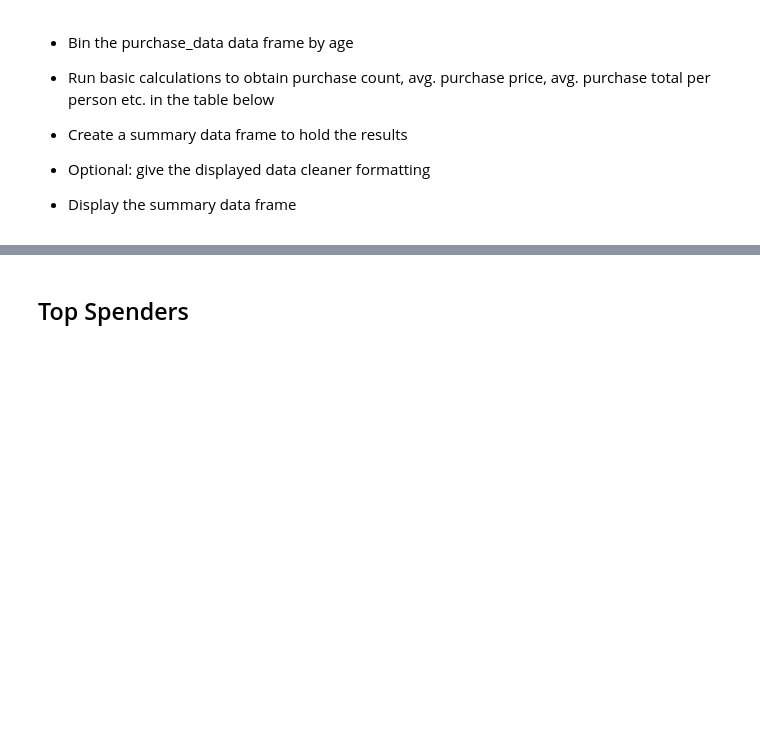
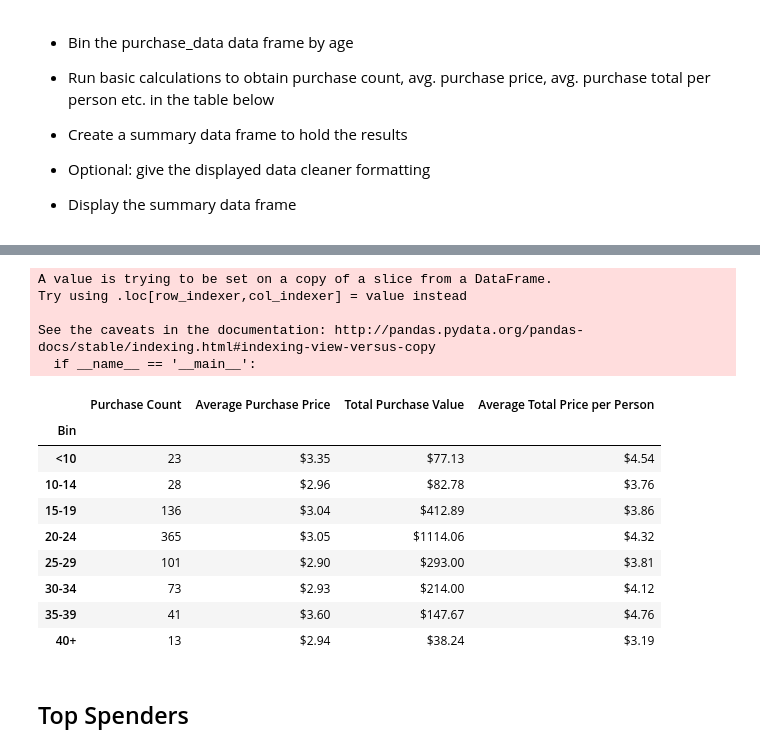
Before and after one commit to mcalambur/python-challenge, a Jupyter notebook: HeroesOfPymoli/HeroesOfPymoli_starter.ipynb, the cells around one changed output, grey strips where cells are left out. Cells and saved outputs as stored; diff of their text form; code cells hidden in the pictures; blank space fills up the shorter version.

```diff
--- a/HeroesOfPymoli/HeroesOfPymoli_starter.ipynb
+++ b/HeroesOfPymoli/HeroesOfPymoli_starter.ipynb
@@ -158,3 +200,54 @@ purch_analysis
+# %%
+# dfpag is a dataframe to aggregate on SN, Gender, Item ID & Price
+dfpap =  purchase_data[["SN", "Age", "Item ID", "Price"]]
+
+# Create the bins in which Data will be held
+bins = [0, 9, 14, 19, 24, 29, 34, 39, 100]
+# Create the names for the four bins
+group_names = ["<10", "10-14", "15-19", "20-24", "25-29", "30-34", "35-39", "40+"]
+
+dfpap["Bin"] = pd.cut(dfpap["Age"], bins, labels = group_names)
+
+# Create the aggregates, with SN with nunique to get unique count of players
+dfpap = dfpap.groupby(by = 'Bin', as_index=False).aggregate({'Item ID': "count",
+                                                             'Price': ['mean', 'sum'], 'SN': lambda x: x.nunique()})
+# Calculate average total price per person
+dfpap['AvgTotPerson'] = (dfpap[dfpap.columns[3]]/dfpap[dfpap.columns[4]]).map("${0:.2f}".format)
+dfpap
+dfpap.rename(columns ={'count': 'Purchase Count',
+                     'mean' : 'Average Purchase Price',
+                       'sum' : 'Total Purchase Value',
+                          } , level = 1, inplace = True)
+
+# For HW image formatting, use Gender as index
+dfpap.set_index('Bin', inplace=True)
+# Clean up col names by dropping a level
+dfpap.columns = dfpap.columns.droplevel(0)
+# Rename cols as per HW
+dfpap.columns = ['Purchase Count', 'Average Purchase Price', 'Total Purchase Value', 'Unique','Average Total Price per Person']
+# drop the unique as it is not required in the final output
+dfpap = dfpap.drop(dfpap.columns[[3]], axis=1)
+dfpap['Average Purchase Price'] = dfpap['Average Purchase Price'].apply(lambda x: "${:.2f}".format((x)))
+dfpap['Total Purchase Value'] = dfpap['Total Purchase Value'].apply(lambda x: "${:.2f}".format((x)))
+toprow = {'<10': dfpap.iloc[0]}
+dfpap.drop(dfpap.index[0])
+dfpap
+# %% [output]
+A value is trying to be set on a copy of a slice from a DataFrame.
+Try using .loc[row_indexer,col_indexer] = value instead
+
+See the caveats in the documentation: http://pandas.pydata.org/pandas-docs/stable/indexing.html#indexing-view-versus-copy
+  if __name__ == '__main__':
+|  | Purchase Count | Average Purchase Price | Total Purchase Value | Average Total Price per Person |
+| Bin |  |  |  |  |
+| <10 | 23 | $3.35 | $77.13 | $4.54 |
+| 10-14 | 28 | $2.96 | $82.78 | $3.76 |
+| 15-19 | 136 | $3.04 | $412.89 | $3.86 |
+| 20-24 | 365 | $3.05 | $1114.06 | $4.32 |
+| 25-29 | 101 | $2.90 | $293.00 | $3.81 |
+| 30-34 | 73 | $2.93 | $214.00 | $4.12 |
+| 35-39 | 41 | $3.60 | $147.67 | $4.76 |
+| 40+ | 13 | $2.94 | $38.24 | $3.19 |
 # %% [markdown]
 ## Top Spenders
 # %% [markdown]
```
Also changed, not shown: parts of 9 cells of this notebook.
